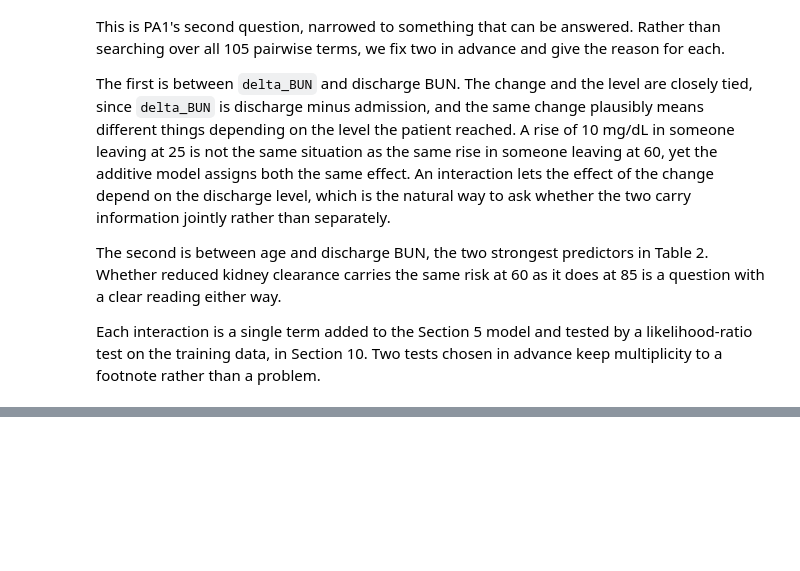
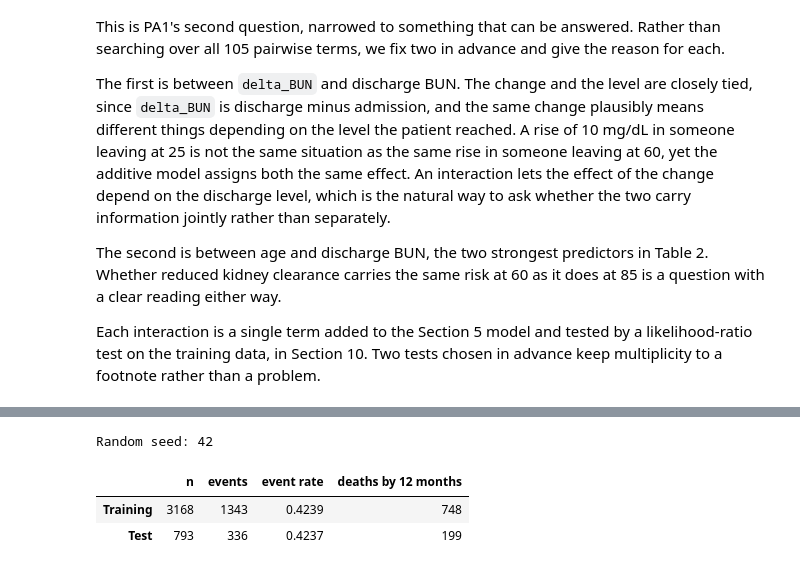
Before and after one commit to Mormorfor/SAML_project, a Jupyter notebook: Final Project/final_proj.ipynb, the cells around one changed output, grey strips where cells are left out. Cells and saved outputs as stored; diff of their text form; code cells hidden in the pictures; blank space fills up the shorter version.

```diff
--- a/Final Project/final_proj.ipynb
+++ b/Final Project/final_proj.ipynb
@@ -613,0 +623,27 @@ Each interaction is a single term added to the Section 5 model and tested by a l
+# %%
+from sklearn.model_selection import train_test_split
+
+train_df, test_df = train_test_split(
+    df, test_size=0.2, random_state=SEED, stratify=df[EVENT_COL]
+)
+
+split_summary = pd.DataFrame(
+    {
+        "n": [len(train_df), len(test_df)],
+        "events": [int(train_df[EVENT_COL].sum()), int(test_df[EVENT_COL].sum())],
+        "event rate": [train_df[EVENT_COL].mean(), test_df[EVENT_COL].mean()],
+        "deaths by 12 months": [
+            int(((train_df[EVENT_COL] == 1) & (train_df[TIME_COL] <= HORIZON)).sum()),
+            int(((test_df[EVENT_COL] == 1) & (test_df[TIME_COL] <= HORIZON)).sum()),
+        ],
+    },
+    index=["Training", "Test"],
+).round(4)
+
+print(f"Random seed: {SEED}")
+split_summary
+# %% [output]
+Random seed: 42
+|  | n | events | event rate | deaths by 12 months |
+| Training | 3168 | 1343 | 0.4239 | 748 |
+| Test | 793 | 336 | 0.4237 | 199 |
```
Also changed, not shown: parts of 4 cells of this notebook.
